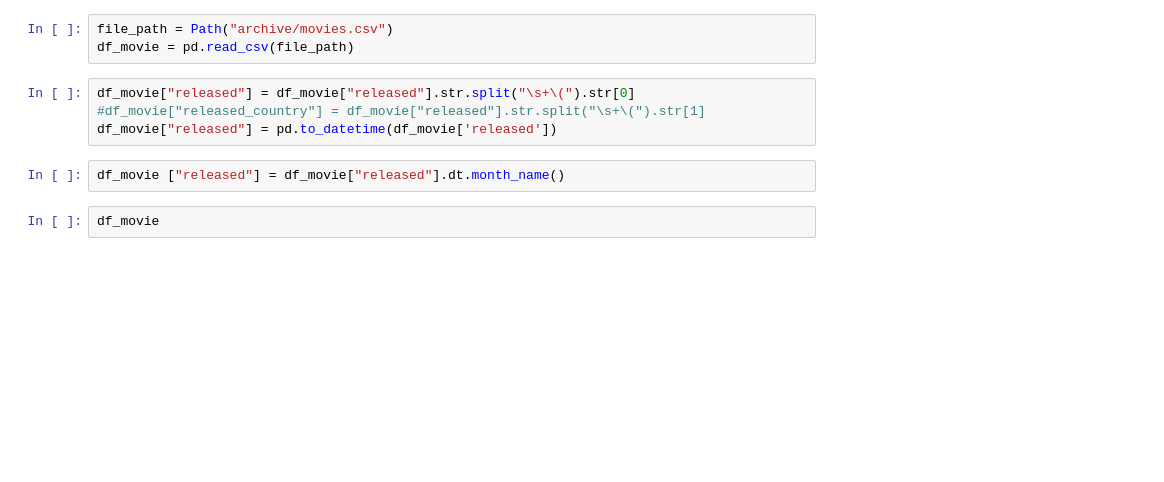
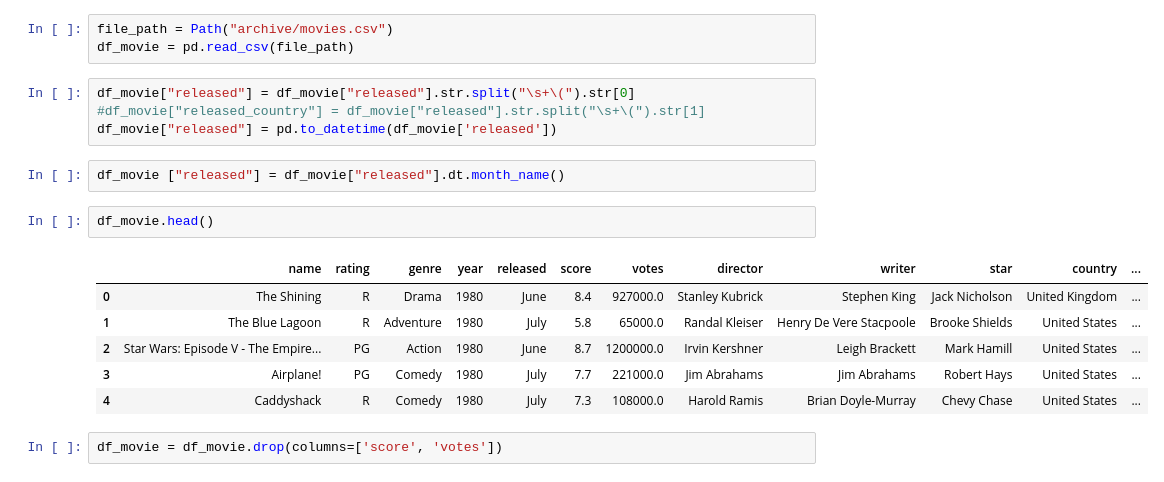
Before and after one commit to jonyang6483/Project-4-Movie-Projections, a Jupyter notebook: MovieDB/actor_writer_director.ipynb, the cells around one changed output. Saved outputs shown, nothing was run; the diff lists cells and outputs as text; blank space fills up the shorter version.

```diff
--- a/MovieDB/actor_writer_director.ipynb
+++ b/MovieDB/actor_writer_director.ipynb
@@ -11,4 +11,13 @@ df_movie["released"] = pd.to_datetime(df_movie['released'])
 # %%
 df_movie ["released"] = df_movie["released"].dt.month_name()
 # %%
-df_movie
+df_movie.head()
+# %% [output]
+|  | name | rating | genre | year | released | score | votes | director | writer | star | country | ... |
+| 0 | The Shining | R | Drama | 1980 | June | 8.4 | 927000.0 | Stanley Kubrick | Stephen King | Jack Nicholson | United Kingdom | ... |
+| 1 | The Blue Lagoon | R | Adventure | 1980 | July | 5.8 | 65000.0 | Randal Kleiser | Henry De Vere Stacpoole | Brooke Shields | United States | ... |
+| 2 | Star Wars: Episode V - The Empire... | PG | Action | 1980 | June | 8.7 | 1200000.0 | Irvin Kershner | Leigh Brackett | Mark Hamill | United States | ... |
+| 3 | Airplane! | PG | Comedy | 1980 | July | 7.7 | 221000.0 | Jim Abrahams | Jim Abrahams | Robert Hays | United States | ... |
+| 4 | Caddyshack | R | Comedy | 1980 | July | 7.3 | 108000.0 | Harold Ramis | Brian Doyle-Murray | Chevy Chase | United States | ... |
+# %%
+df_movie = df_movie.drop(columns=['score', 'votes'])
```
Also changed, not shown: parts of 14 cells of this notebook.
